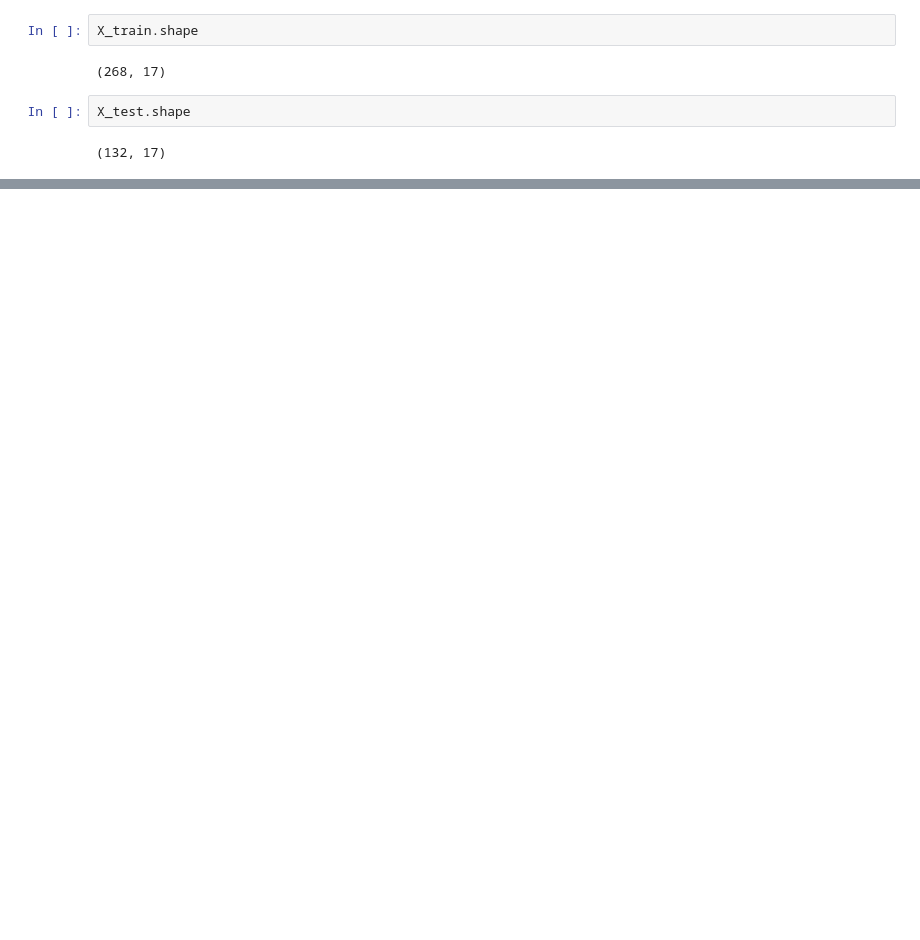
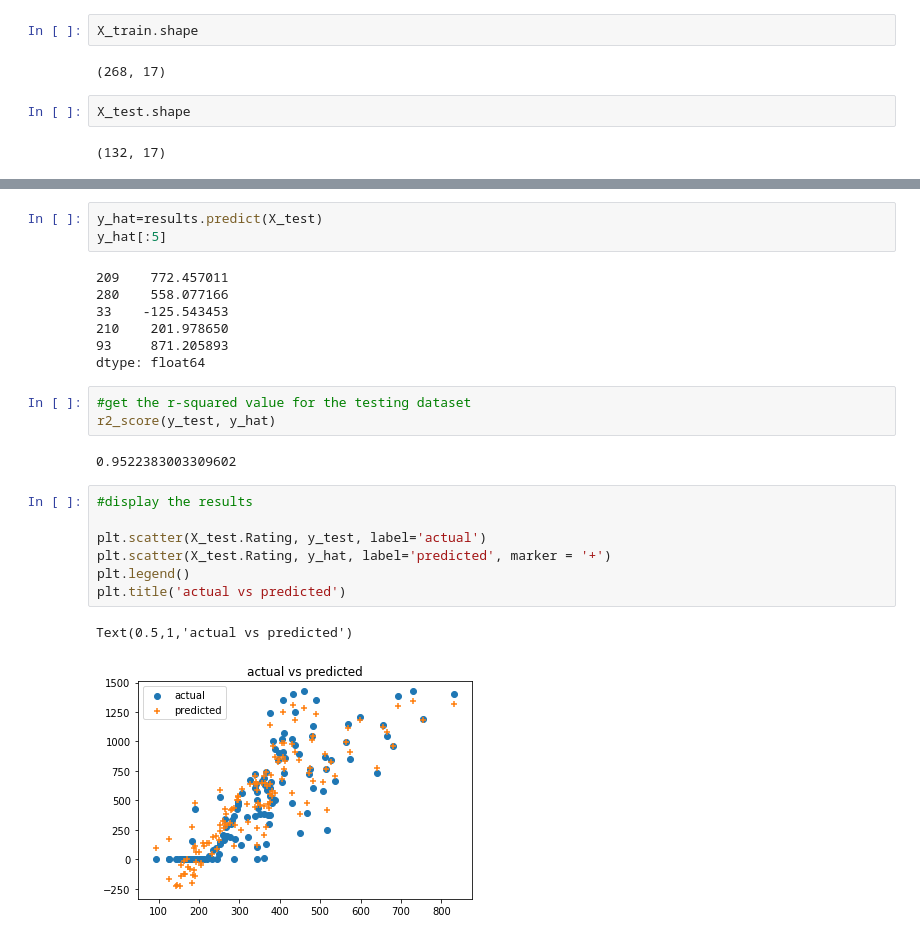
Before and after one commit to dev-branch/predict-credit-card-balance, a Jupyter notebook: creditcard_balance.ipynb, the cells around one changed output, grey strips where cells are left out. Saved outputs shown, nothing was run; the diff lists cells and outputs as text; blank space fills up the shorter version.

```diff
--- a/creditcard_balance.ipynb
+++ b/creditcard_balance.ipynb
@@ -132,3 +144,28 @@ Warnings:
 [1] Standard Errors assume that the covariance matrix of the errors is correctly specified.
 [2] The smallest eigenvalue is 7.83e-31. This might indicate that there are
 strong multicollinearity problems or that the design matrix is singular.
+# %%
+y_hat=results.predict(X_test)
+y_hat[:5]
+# %% [output]
+209    772.457011
+280    558.077166
+33    -125.543453
+210    201.978650
+93     871.205893
+dtype: float64
+# %%
+#get the r-squared value for the testing dataset
+r2_score(y_test, y_hat)
+# %% [output]
+0.9522383003309602
+# %%
+#display the results
+
+plt.scatter(X_test.Rating, y_test, label='actual')
+plt.scatter(X_test.Rating, y_hat, label='predicted', marker = '+')
+plt.legend()
+plt.title('actual vs predicted')
+# %% [output]
+Text(0.5,1,'actual vs predicted')
+[figure, added]
```
Also changed, not shown: parts of 8 cells of this notebook.
